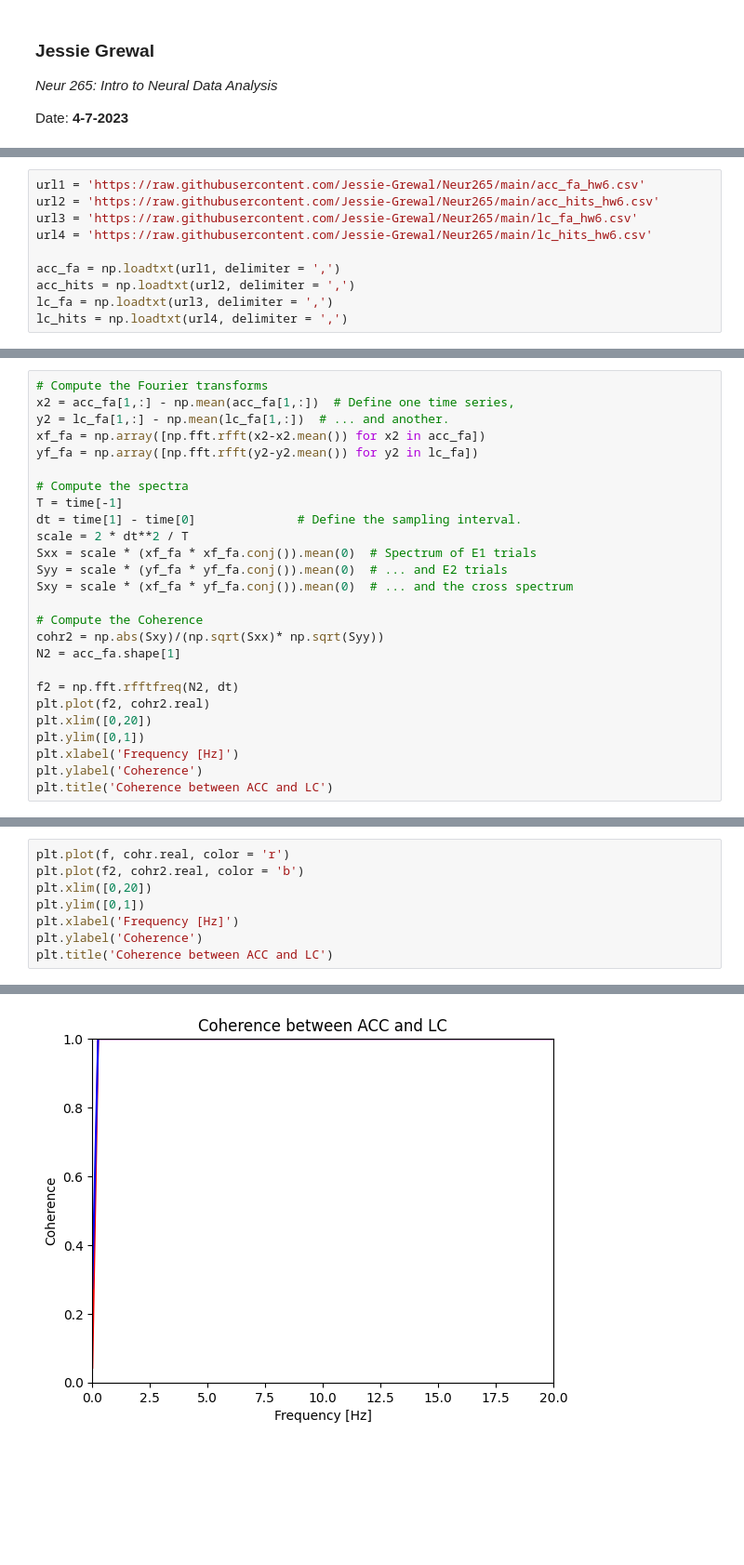
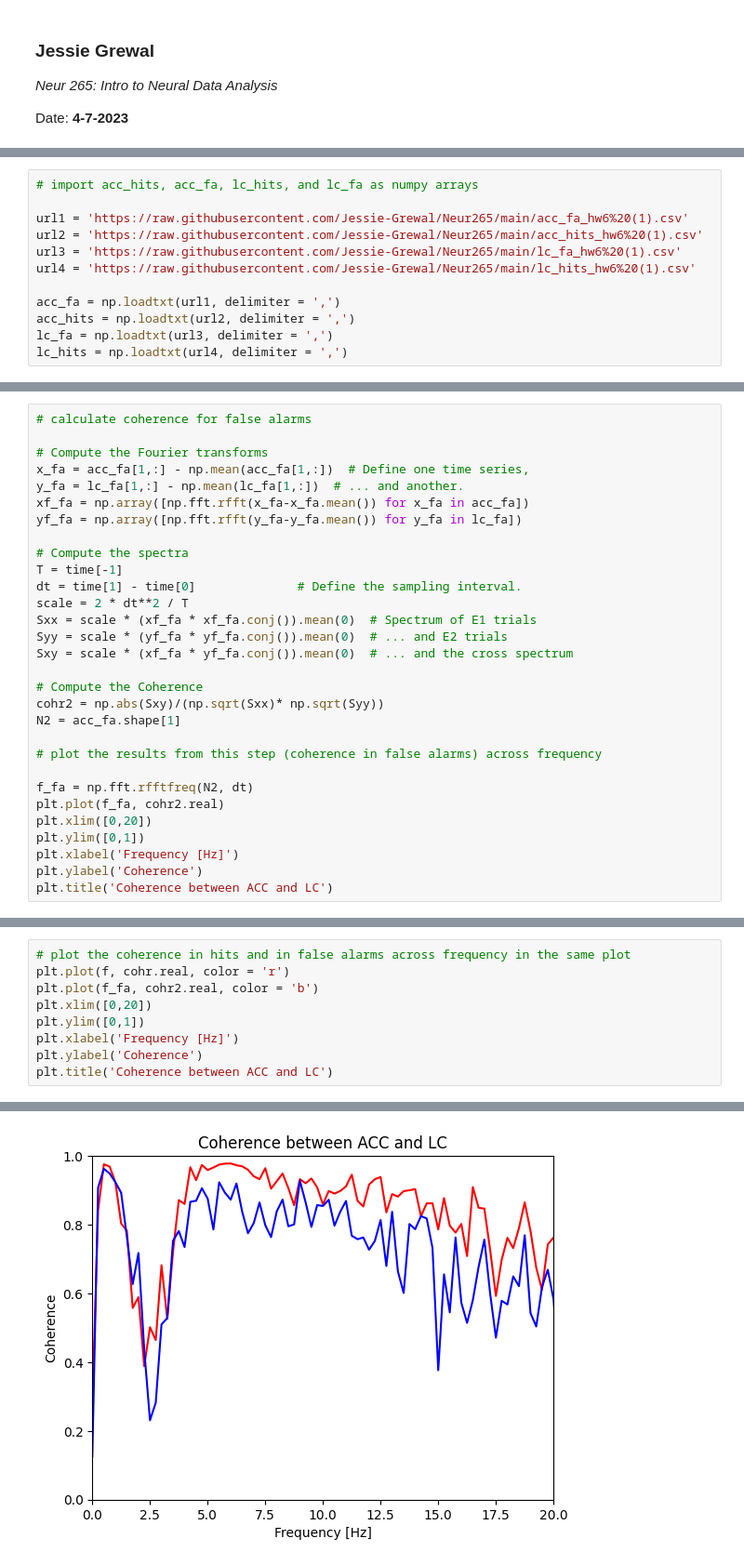
Before and after one commit to Jessie-Grewal/Neur265, a Jupyter notebook: coding_homework_6.ipynb, the cells around one changed output, grey strips where cells are left out. Shown: that part at 93% size. Saved outputs shown, nothing was run; the diff lists cells and outputs as text; blank space fills up the shorter version.

```diff
--- a/coding_homework_6.ipynb
+++ b/coding_homework_6.ipynb
@@ -47,10 +48,12 @@ Date: __4-7-2023__
 import numpy as np
 import matplotlib.pyplot as plt
 # %%
-url1 = 'https://raw.githubusercontent.com/Jessie-Grewal/Neur265/main/acc_fa_hw6.csv'
-url2 = 'https://raw.githubusercontent.com/Jessie-Grewal/Neur265/main/acc_hits_hw6.csv'
-url3 = 'https://raw.githubusercontent.com/Jessie-Grewal/Neur265/main/lc_fa_hw6.csv'
-url4 = 'https://raw.githubusercontent.com/Jessie-Grewal/Neur265/main/lc_hits_hw6.csv'
+# import acc_hits, acc_fa, lc_hits, and lc_fa as numpy arrays
+
+url1 = 'https://raw.githubusercontent.com/Jessie-Grewal/Neur265/main/acc_fa_hw6%20(1).csv'
+url2 = 'https://raw.githubusercontent.com/Jessie-Grewal/Neur265/main/acc_hits_hw6%20(1).csv'
+url3 = 'https://raw.githubusercontent.com/Jessie-Grewal/Neur265/main/lc_fa_hw6%20(1).csv'
+url4 = 'https://raw.githubusercontent.com/Jessie-Grewal/Neur265/main/lc_hits_hw6%20(1).csv'
 
 acc_fa = np.loadtxt(url1, delimiter = ',')
 acc_hits = np.loadtxt(url2, delimiter = ',')
@@ -124,9 +141,11 @@ Text(0.5, 1.0, 'Coherence between ACC and LC')
 # %%
+# calculate coherence for false alarms
+
 # Compute the Fourier transforms
-x2 = acc_fa[1,:] - np.mean(acc_fa[1,:])  # Define one time series,
-y2 = lc_fa[1,:] - np.mean(lc_fa[1,:])  # ... and another.
-xf_fa = np.array([np.fft.rfft(x2-x2.mean()) for x2 in acc_fa])
-yf_fa = np.array([np.fft.rfft(y2-y2.mean()) for y2 in lc_fa])
+x_fa = acc_fa[1,:] - np.mean(acc_fa[1,:])  # Define one time series,
+y_fa = lc_fa[1,:] - np.mean(lc_fa[1,:])  # ... and another.
+xf_fa = np.array([np.fft.rfft(x_fa-x_fa.mean()) for x_fa in acc_fa])
+yf_fa = np.array([np.fft.rfft(y_fa-y_fa.mean()) for y_fa in lc_fa])
 
 # Compute the spectra
 T = time[-1]
@@ -140,8 +159,10 @@ Sxy = scale * (xf_fa * yf_fa.conj()).mean(0)  # ... and the cross spectrum
 cohr2 = np.abs(Sxy)/(np.sqrt(Sxx)* np.sqrt(Syy))
 N2 = acc_fa.shape[1]
 
-f2 = np.fft.rfftfreq(N2, dt)
-plt.plot(f2, cohr2.real)
+# plot the results from this step (coherence in false alarms) across frequency
+
+f_fa = np.fft.rfftfreq(N2, dt)
+plt.plot(f_fa, cohr2.real)
 plt.xlim([0,20])
 plt.ylim([0,1])
 plt.xlabel('Frequency [Hz]')
@@ -153,11 +174,12 @@ Text(0.5, 1.0, 'Coherence between ACC and LC')
 # %%
+# plot the coherence in hits and in false alarms across frequency in the same plot
 plt.plot(f, cohr.real, color = 'r')
-plt.plot(f2, cohr2.real, color = 'b')
+plt.plot(f_fa, cohr2.real, color = 'b')
 plt.xlim([0,20])
 plt.ylim([0,1])
 plt.xlabel('Frequency [Hz]')
 plt.ylabel('Coherence')
 plt.title('Coherence between ACC and LC')
 # %% [output]
 Text(0.5, 1.0, 'Coherence between ACC and LC')
-[figure, old version]
+[figure, new version]
```
Also changed, not shown: parts of 12 cells of this notebook.
